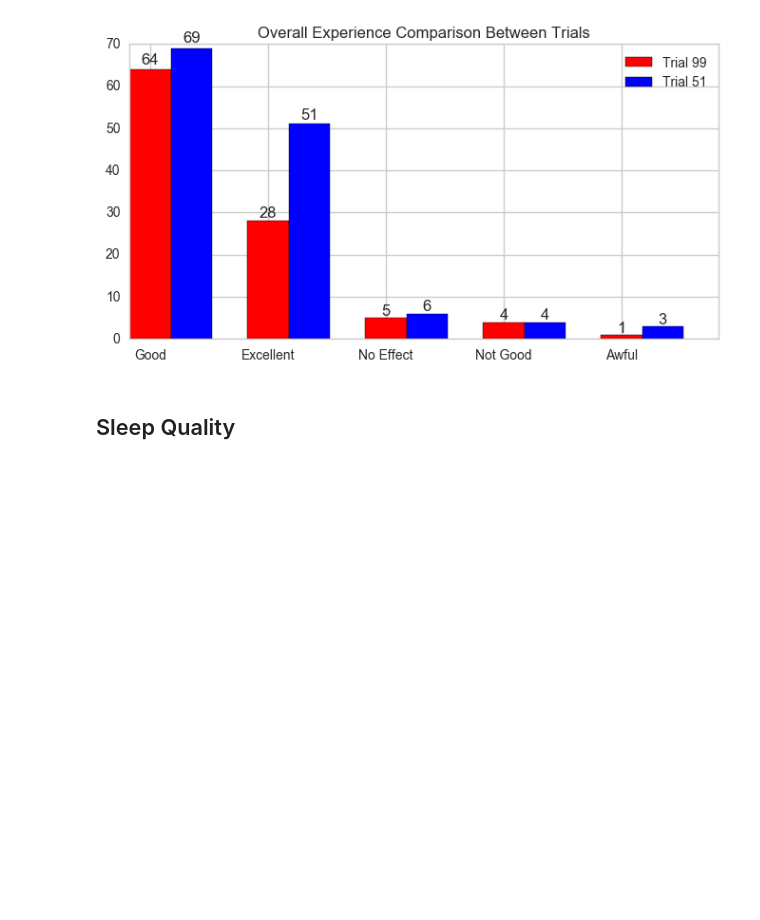
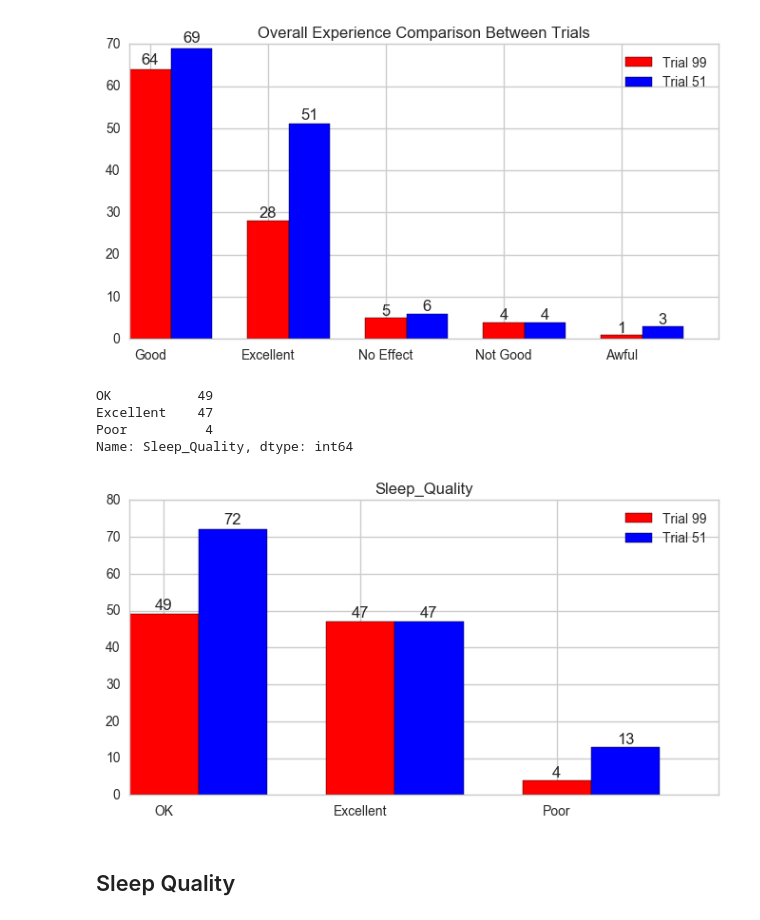
Before and after one commit to s-leung/NootropicProject, a Jupyter notebook: EDA.ipynb, the cells around one changed output. Cells and saved outputs as stored; diff of their text form; code cells hidden in the pictures; blank space fills up the shorter version.

```diff
--- a/EDA.ipynb
+++ b/EDA.ipynb
@@ -265,6 +282,17 @@ overall_exp_rank = {'Excellent': 5, 'Good':4, 'No effect': 3, 'Not good':2, 'Awf
 df_99['Overall_Exp_Rating'] = df_99['Overall_Experience'].map(rating)
 # %%
 df_51['Overall_Exp_Rating'] = df_51['Overall_Experience'].map(rating)
+# %%
+df_99['Sleep_Quality'].value_counts()
+# %% [output]
+OK           49
+Excellent    47
+Poor          4
+Name: Sleep_Quality, dtype: int64
+# %%
+plotting(df_99,df_51, 'Sleep_Quality')
+# %% [output]
+[figure, added]
 # %% [markdown]
 ## Sleep Quality
 # %%
```
Also changed, not shown: parts of 18 cells of this notebook.
